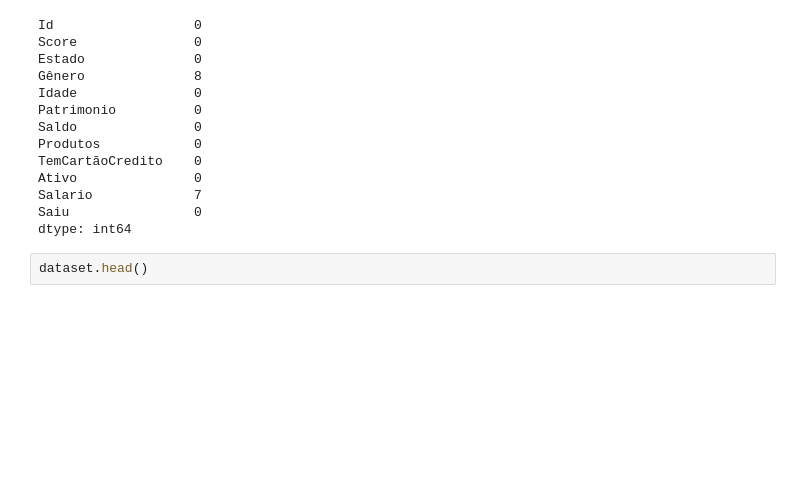
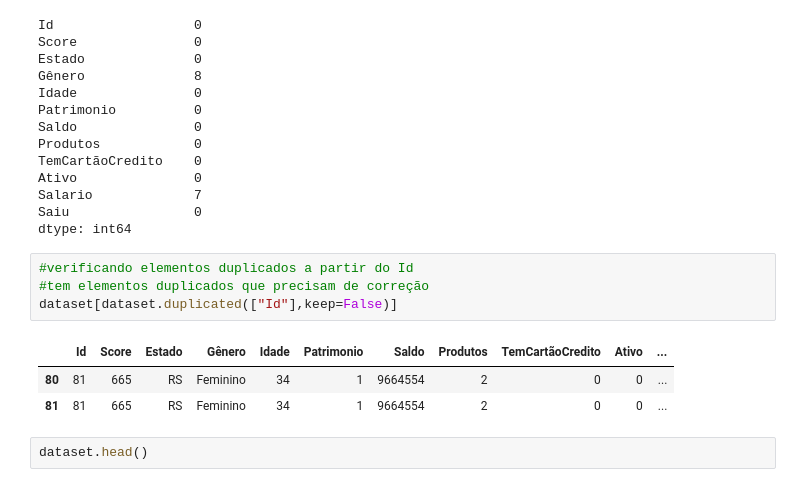
Before and after one commit to EuReinoso/TratamentoDeDados, a Jupyter notebook: Exemplo1/Tratando_Churn.ipynb, the cells around one changed output. Cells and saved outputs as stored; diff of their text form; blank space fills up the shorter version.

```diff
--- a/Exemplo1/Tratando_Churn.ipynb
+++ b/Exemplo1/Tratando_Churn.ipynb
@@ -182,6 +183,14 @@ Ativo               0
 Salario             7
 Saiu                0
 dtype: int64
+# %%
+#verificando elementos duplicados a partir do Id
+#tem elementos duplicados que precisam de correção
+dataset[dataset.duplicated(["Id"],keep=False)]
+# %% [output]
+|  | Id | Score | Estado | Gênero | Idade | Patrimonio | Saldo | Produtos | TemCartãoCredito | Ativo | ... |
+| 80 | 81 | 665 | RS | Feminino | 34 | 1 | 9664554 | 2 | 0 | 0 | ... |
+| 81 | 81 | 665 | RS | Feminino | 34 | 1 | 9664554 | 2 | 0 | 0 | ... |
 # %%
 dataset.head()
 # %% [output]
```
Also changed, not shown: parts of 19 cells of this notebook.
